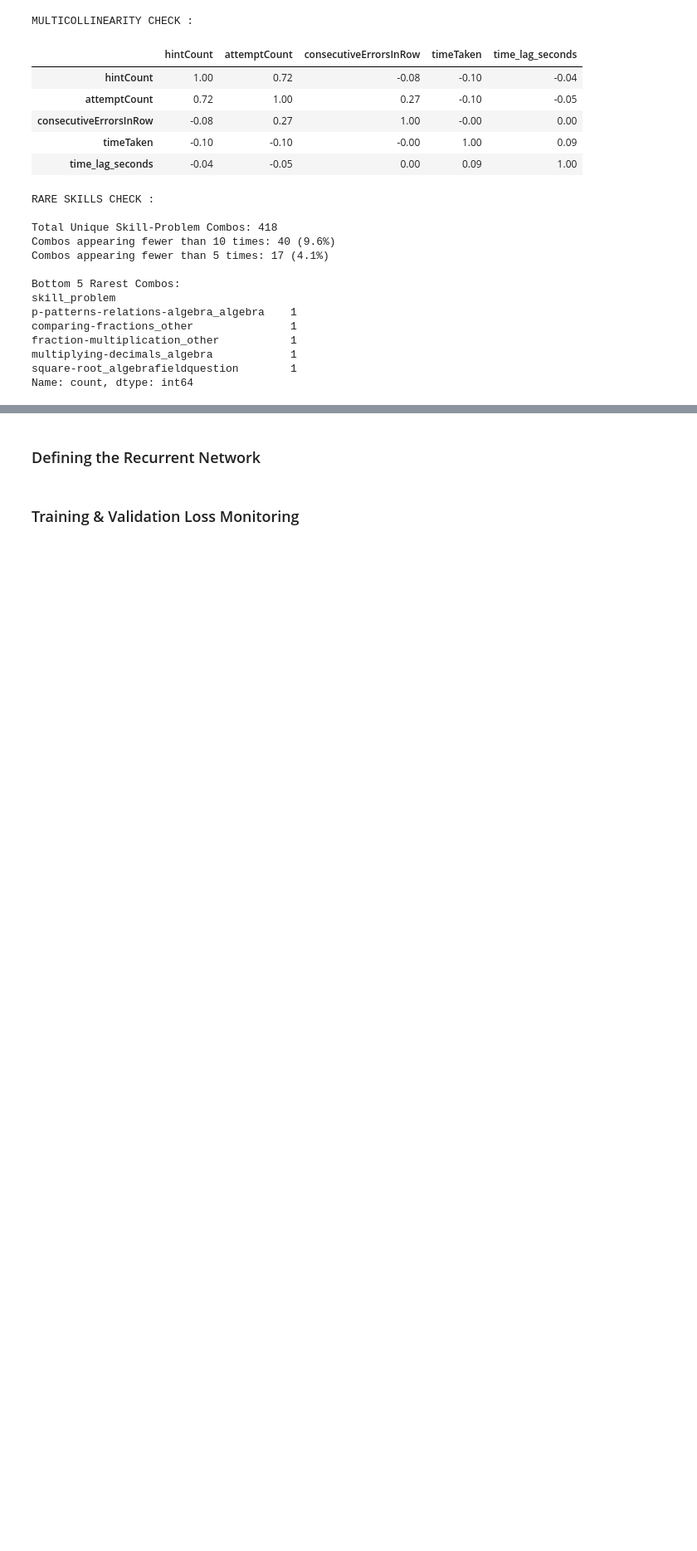
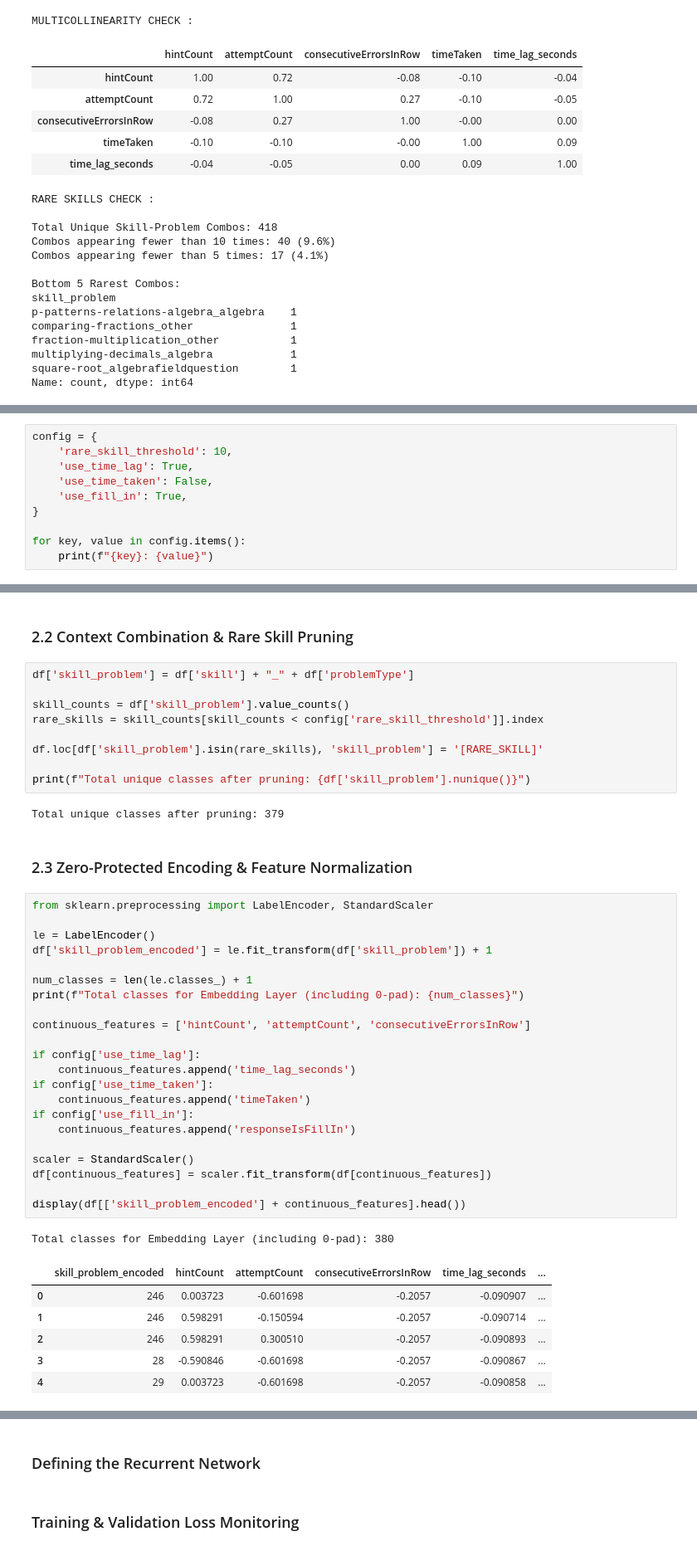
Before and after one commit to Parsa-Saeednia/UT-DataScience-Spring2026, a Jupyter notebook: Assignments/CA4/03_RNN_LSTM_Knowledge_Tracing.ipynb, the cells around one changed output, grey strips where cells are left out. Shown at 83% size. Cells and saved outputs as stored; diff of their text form; blank space fills up the shorter version.

Commit message:
Implemented sequence preprocessing for CA4/task3

```diff
--- a/Assignments/CA4/03_RNN_LSTM_Knowledge_Tracing.ipynb
+++ b/Assignments/CA4/03_RNN_LSTM_Knowledge_Tracing.ipynb
@@ -335,0 +334,10 @@ Name: count, dtype: int64
+# %%
+config = {
+    'rare_skill_threshold': 10,
+    'use_time_lag': True,
+    'use_time_taken': False,
+    'use_fill_in': True,
+}
+
+for key, value in config.items():
+    print(f"{key}: {value}")
@@ -335,0 +349,45 @@ Name: count, dtype: int64
+# %% [markdown]
+### 2.2 Context Combination & Rare Skill Pruning
+# %%
+df['skill_problem'] = df['skill'] + "_" + df['problemType']
+
+skill_counts = df['skill_problem'].value_counts()
+rare_skills = skill_counts[skill_counts < config['rare_skill_threshold']].index
+
+df.loc[df['skill_problem'].isin(rare_skills), 'skill_problem'] = '[RARE_SKILL]'
+
+print(f"Total unique classes after pruning: {df['skill_problem'].nunique()}")
+# %% [output]
+Total unique classes after pruning: 379
+# %% [markdown]
+### 2.3 Zero-Protected Encoding & Feature Normalization
+# %%
+from sklearn.preprocessing import LabelEncoder, StandardScaler
+
+le = LabelEncoder()
+df['skill_problem_encoded'] = le.fit_transform(df['skill_problem']) + 1
+
+num_classes = len(le.classes_) + 1
+print(f"Total classes for Embedding Layer (including 0-pad): {num_classes}")
+
+continuous_features = ['hintCount', 'attemptCount', 'consecutiveErrorsInRow']
+
+if config['use_time_lag']:
+    continuous_features.append('time_lag_seconds')
+if config['use_time_taken']:
+    continuous_features.append('timeTaken')
+if config['use_fill_in']:
+    continuous_features.append('responseIsFillIn')
+
+scaler = StandardScaler()
+df[continuous_features] = scaler.fit_transform(df[continuous_features])
+
+display(df[['skill_problem_encoded'] + continuous_features].head())
+# %% [output]
+Total classes for Embedding Layer (including 0-pad): 380
+|  | skill_problem_encoded | hintCount | attemptCount | consecutiveErrorsInRow | time_lag_seconds | ... |
+| 0 | 246 | 0.003723 | -0.601698 | -0.2057 | -0.090907 | ... |
+| 1 | 246 | 0.598291 | -0.150594 | -0.2057 | -0.090714 | ... |
+| 2 | 246 | 0.598291 | 0.300510 | -0.2057 | -0.090893 | ... |
+| 3 | 28 | -0.590846 | -0.601698 | -0.2057 | -0.090867 | ... |
+| 4 | 29 | 0.003723 | -0.601698 | -0.2057 | -0.090858 | ... |
```
Also changed, not shown: parts of 8 cells of this notebook.
